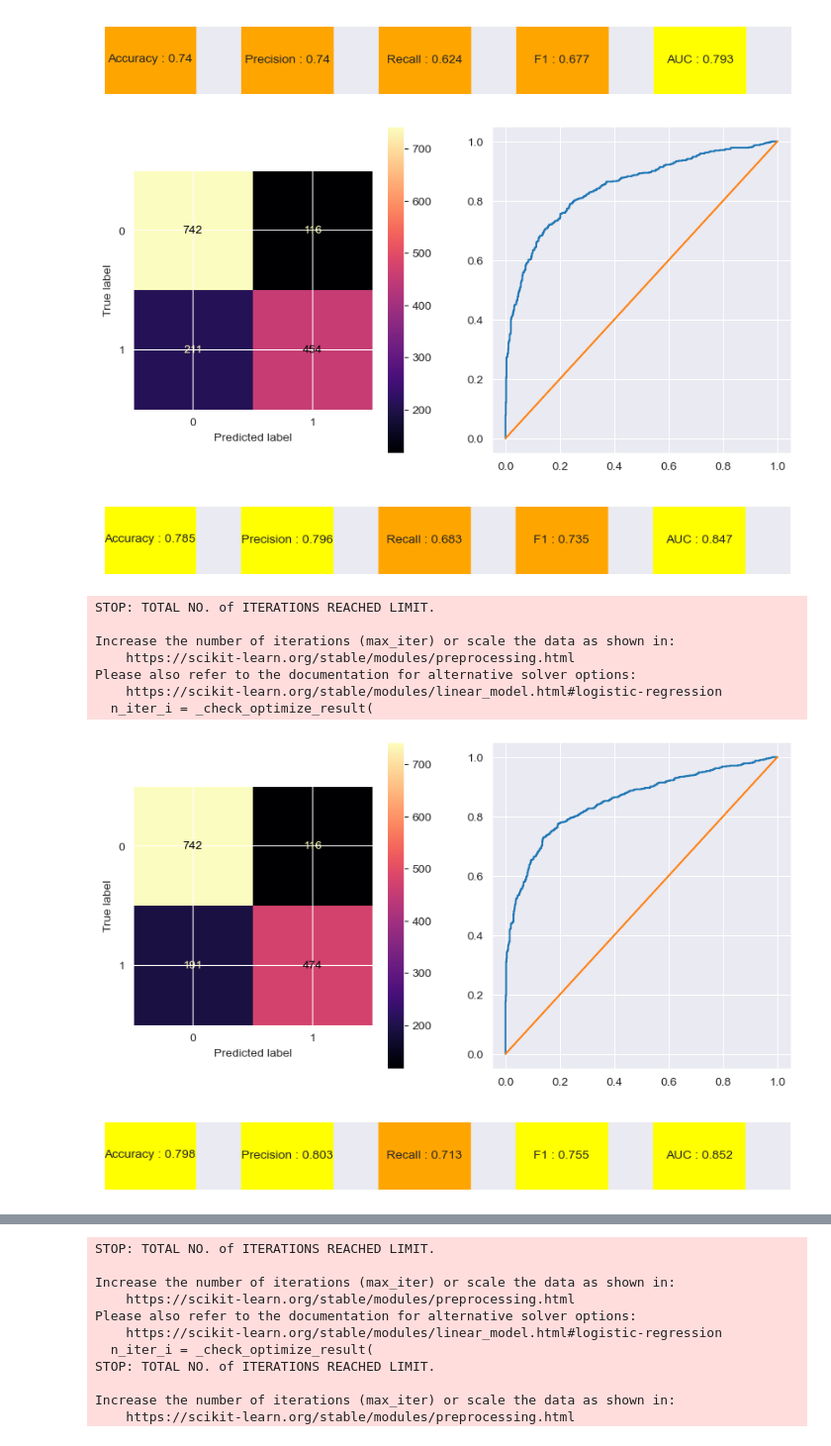
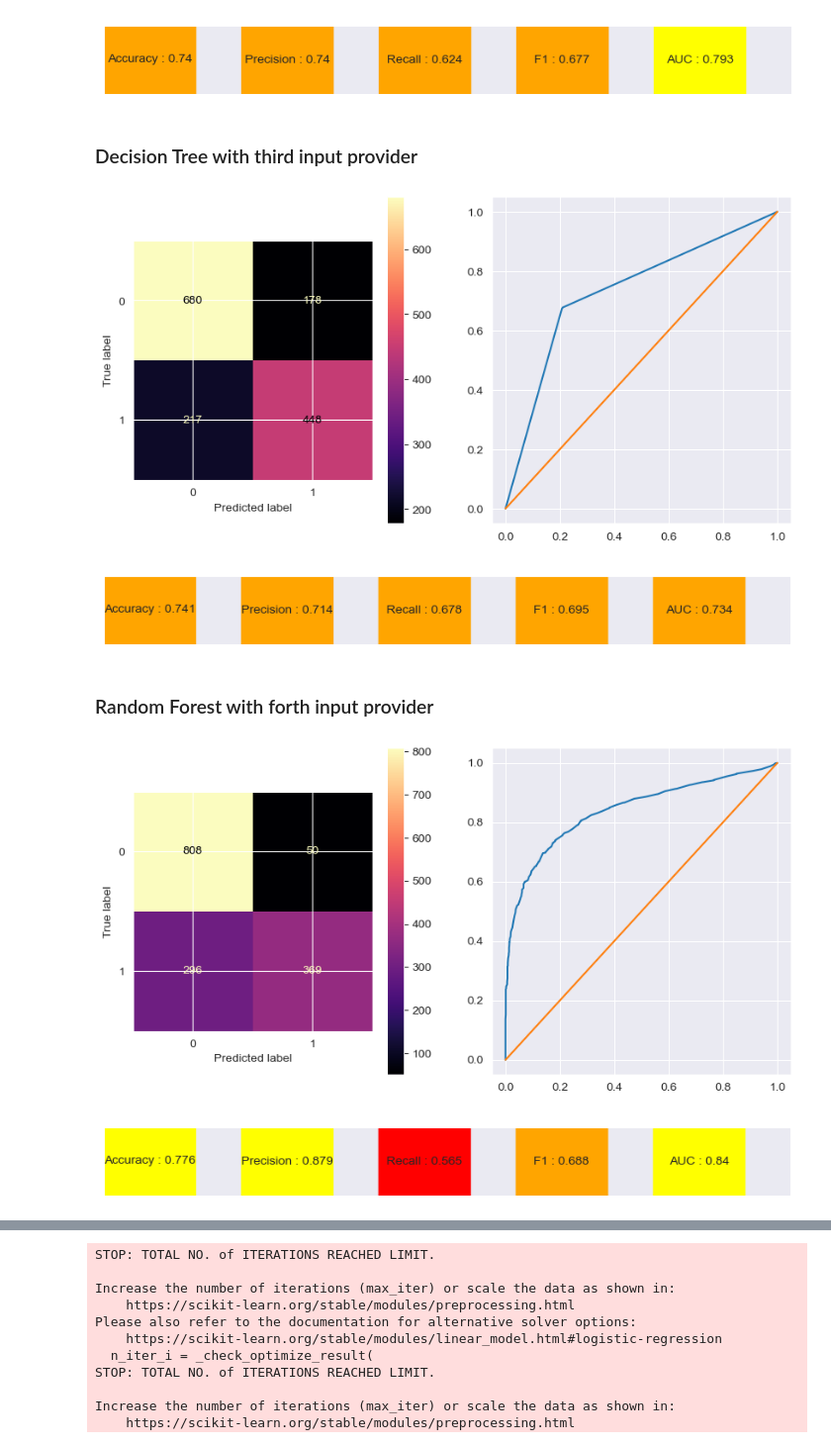
Before and after one commit to shayansm2/kaggle-playground, a Jupyter notebook: nlp-getting-started/models.ipynb, the cells around one changed output, grey strips where cells are left out. Shown: that part at 99% size. Saved outputs shown, nothing was run; the diff lists cells and outputs as text; code cells hidden in the pictures.

Commit message:
finish the model train and validation part

```diff
--- a/nlp-getting-started/models.ipynb
+++ b/nlp-getting-started/models.ipynb
@@ -104,26 +157,27 @@ Please also refer to the documentation for alternative solver options:
   n_iter_i = _check_optimize_result(
 [figure]
 [figure]
+# %% [markdown]
+### Decision Tree with third input provider
 # %%
-lrflow = TrainValidationWorkflow(model=lrmodel, input_provider=InputProvider3(), df_train=df_train,
-                                 df_validation=df_validation)
-metrics = lrflow.get_metrics_calculator()
-report(metrics)
+report(TrainValidationWorkflow(
+    model=DecisionTreeClassifier(),
+    input_provider=InputProvider3(),
+    df_train=df_train,
+    df_validation=df_validation
+).get_metrics_calculator())
 # %% [output]
-[figure, old version]
+[figure, new version]
-[figure, old version]
+[figure, new version]
+# %% [markdown]
+### Random Forest with forth input provider
 # %%
-lrflow = TrainValidationWorkflow(model=lrmodel, input_provider=InputProvider4(), df_train=df_train,
-                                 df_validation=df_validation)
-metrics = lrflow.get_metrics_calculator()
-report(metrics)
+report(TrainValidationWorkflow(
+    model=RandomForestClassifier(),
+    input_provider=InputProvider4(),
+    df_train=df_train,
+    df_validation=df_validation
+).get_metrics_calculator())
 # %% [output]
-STOP: TOTAL NO. of ITERATIONS REACHED LIMIT.
-
-Increase the number of iterations (max_iter) or scale the data as shown in:
-    https://scikit-learn.org/stable/modules/preprocessing.html
-Please also refer to the documentation for alternative solver options:
-    https://scikit-learn.org/stable/modules/linear_model.html#logistic-regression
-  n_iter_i = _check_optimize_result(
-[figure, old version]
+[figure, new version]
-[figure, old version]
+[figure, new version]
```
Also changed, not shown: parts of 22 cells of this notebook, 1 other file.
